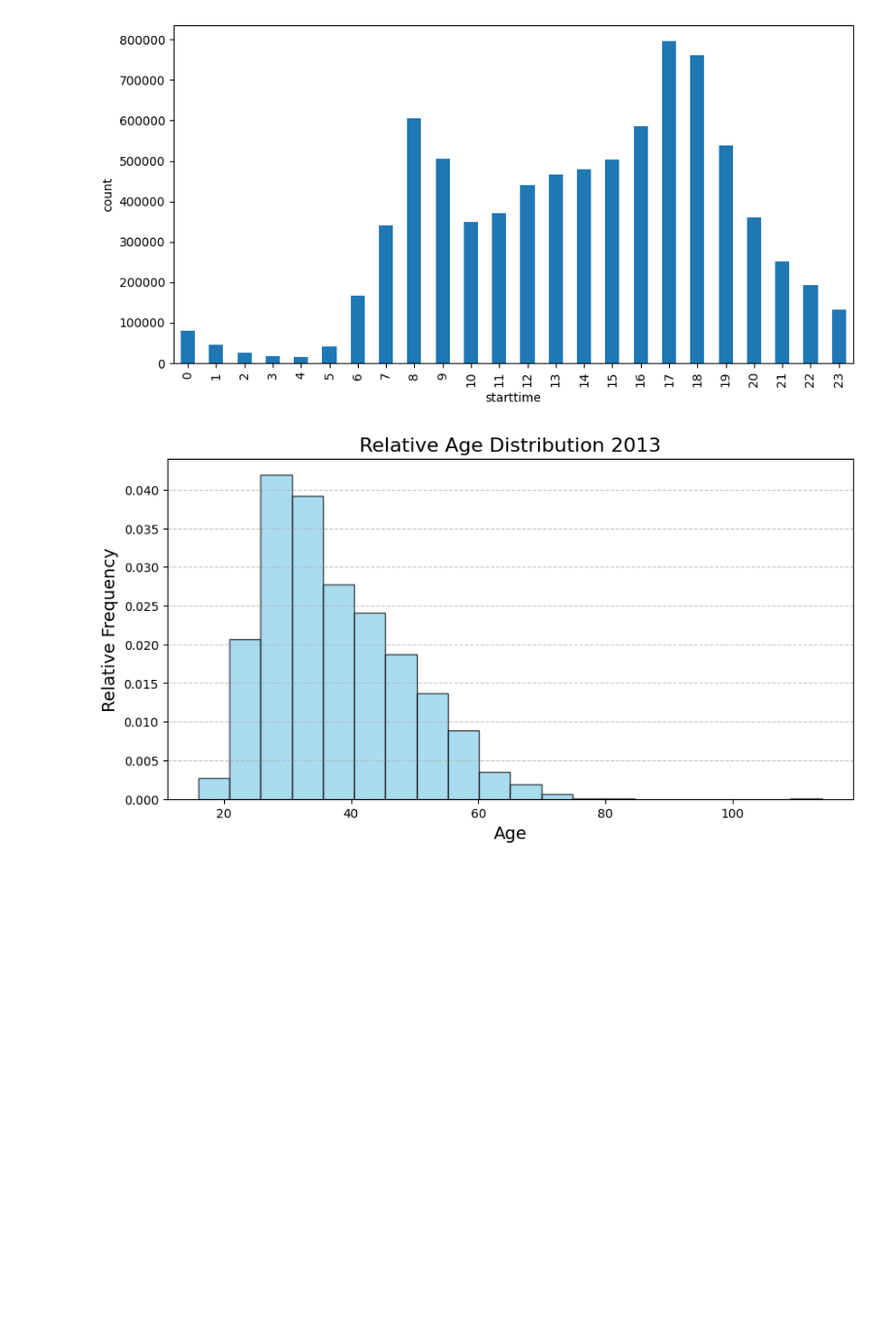
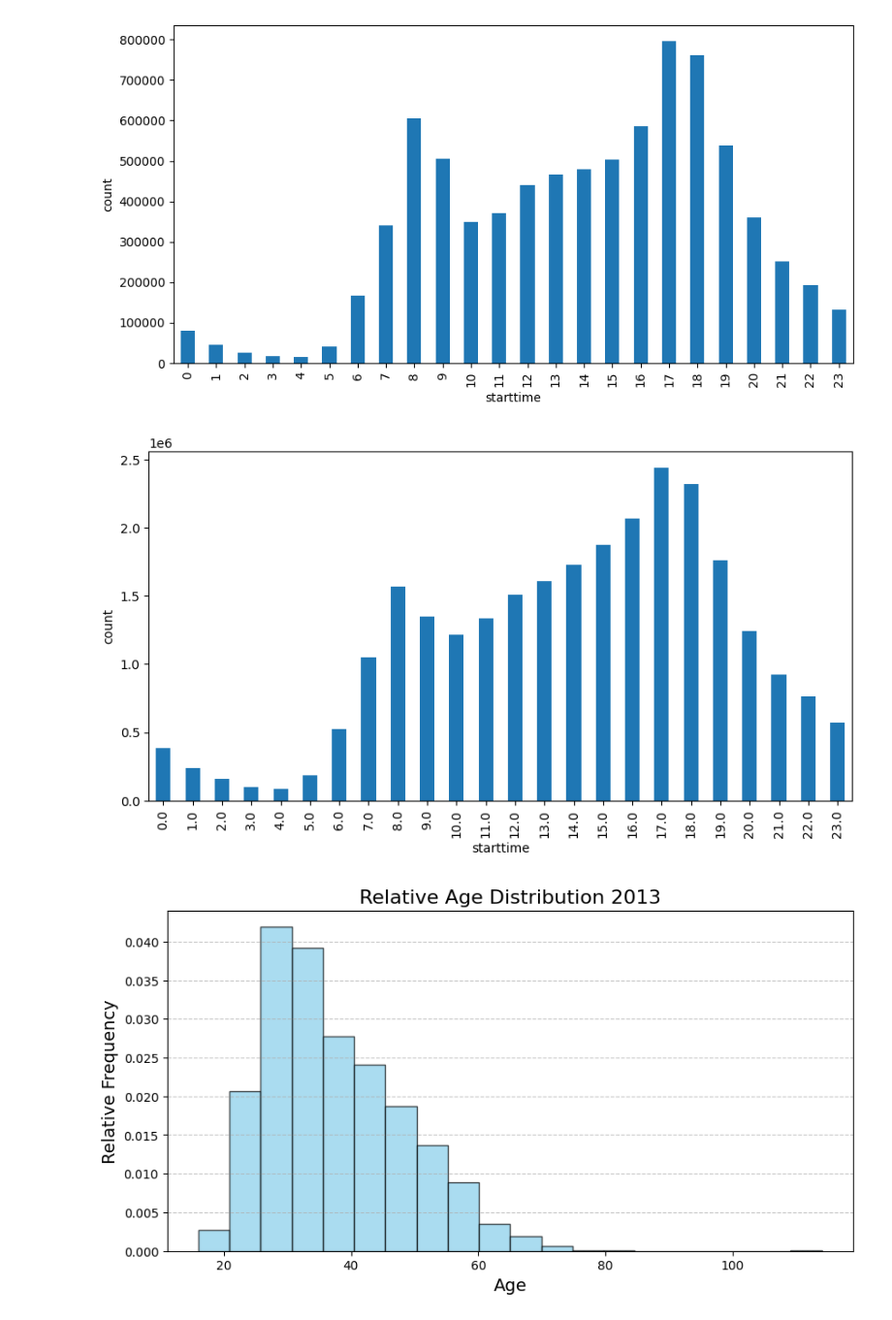
Before and after one commit to joris-de/coding-challenge-AXA, a Jupyter notebook: notebooks/Analysis.ipynb, the cells around one changed output. Shown at 97% size. Drawn from its saved outputs; the diff is of its cells as text; code cells hidden in the pictures; blank space fills up the shorter version.

```diff
--- a/notebooks/Analysis.ipynb
+++ b/notebooks/Analysis.ipynb
@@ -324,0 +377,7 @@ Index(['PK', 'rideable_type', 'started_at', 'ended_at',
+# %%
+with zipfile.ZipFile(f'../data/tripdata/2023-citibike-tripdata.zip', 'r') as zip_file:
+    feb_df_2023 = pd.read_csv(zip_file.open(f'2023-citibike-tripdata/202302-citibike-tripdata.zip'), encoding='latin-1')
+    print(feb_df_2023.columns)
+with zipfile.ZipFile(f'../data/tripdata/2023-citibike-tripdata.zip', 'r') as zip_file:
+    mar_df_2023 = pd.read_csv(zip_file.open(f'2023-citibike-tripdata/202303-citibike-tripdata.zip'), encoding='latin-1')
+    print(mar_df_2023.columns)
@@ -324,0 +391,6 @@ Index(['PK', 'rideable_type', 'started_at', 'ended_at',
+# %%
+with zipfile.ZipFile(f'../data/tripdata/2016-citibike-tripdata.zip', 'r') as zip_file:
+    month_df = pd.read_csv(zip_file.open(f'{year}-citibike-tripdata/6_June/{year}06-citibike-tripdata.csv_1.csv'), encoding='latin-1')
+
+    df = pd.read_csv(zip_file.open(f'2016-citibike-tripdata/201610-citibike-tripdata.zip'), encoding='latin-1')
+    print(df.columns)
@@ -1009,6 +1108,10 @@ plot_triphour('2014', data_2014)
 plot_triphour('2014', data_2014)
 # %% [output]
 [figure]
+# %%
+plot_triphour('2022', data_2022)
+# %% [output]
+[figure, added]
 # %%
 def plot_age_distribution(year, df):
     df['age'] = int(year) - df['birth year']
```
Also changed, not shown: parts of 13 cells of this notebook.
